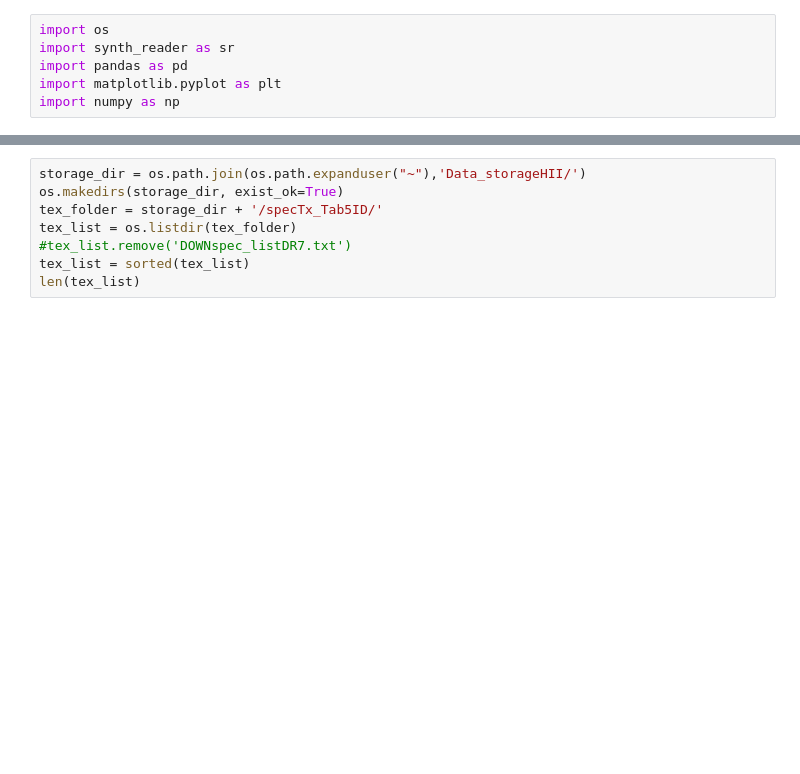
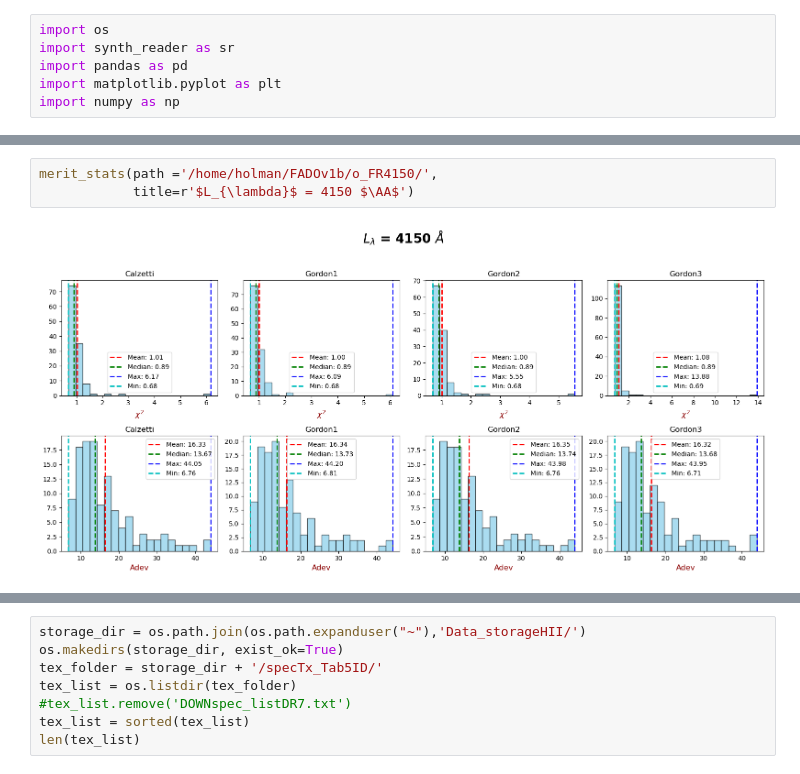
Before and after one commit to hol1m4n/HIIGalaxies, a Jupyter notebook: Spectral_synthesis/Spectral analysis.ipynb, the cells around one changed output, grey strips where cells are left out. Drawn from its saved outputs; the diff is of its cells as text; blank space fills up the shorter version.

```diff
--- a/Spectral_synthesis/Spectral analysis.ipynb
+++ b/Spectral_synthesis/Spectral analysis.ipynb
@@ -32,0 +103,5 @@ sr.spec_pop_FADO_mod(id = '007CALR.MILES150_1D.fits',
+# %%
+merit_stats(path ='/home/holman/FADOv1b/o_FR4150/',
+            title=r'$L_{\lambda}$ = 4150 $\AA$')
+# %% [output]
+[figure, added]
```
Also changed, not shown: parts of 15 cells of this notebook, 5 other files.
